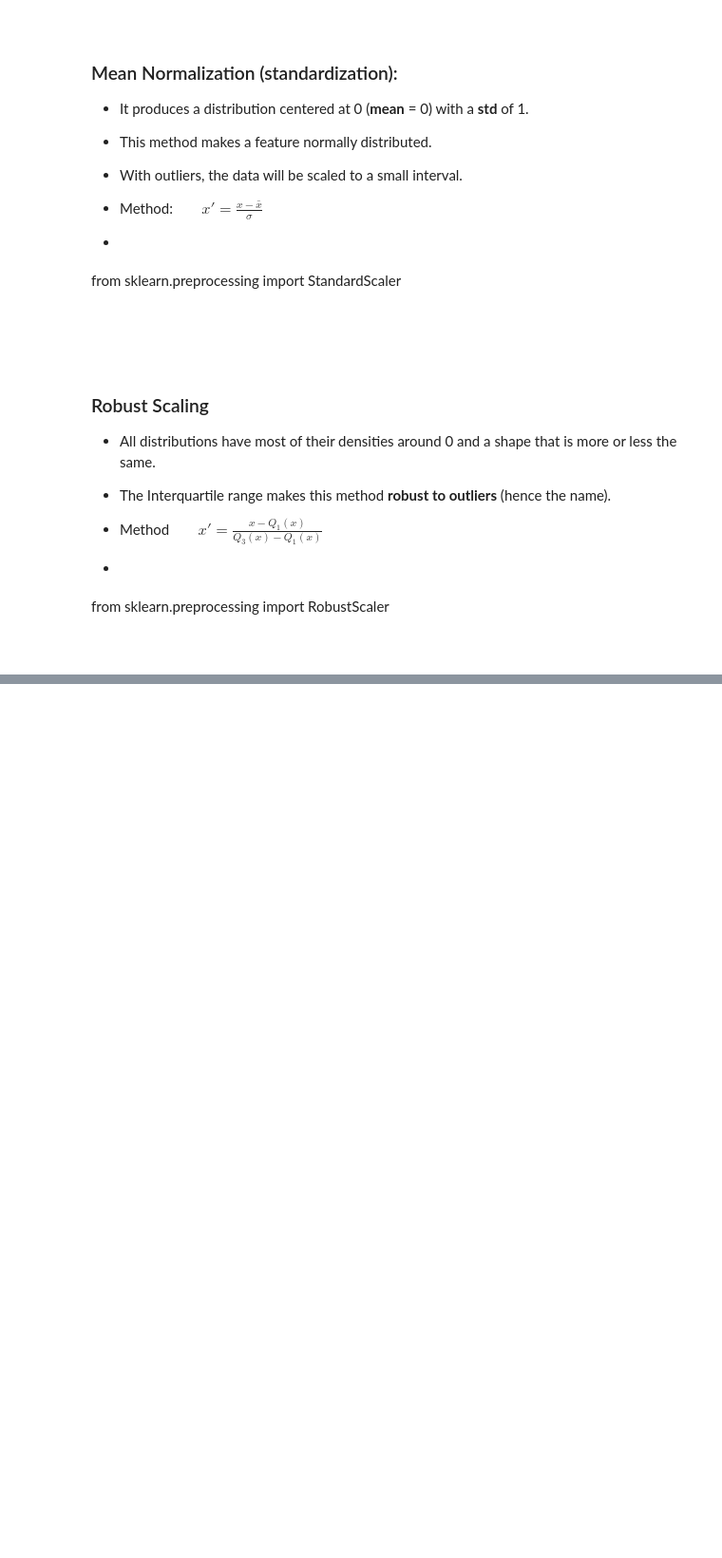
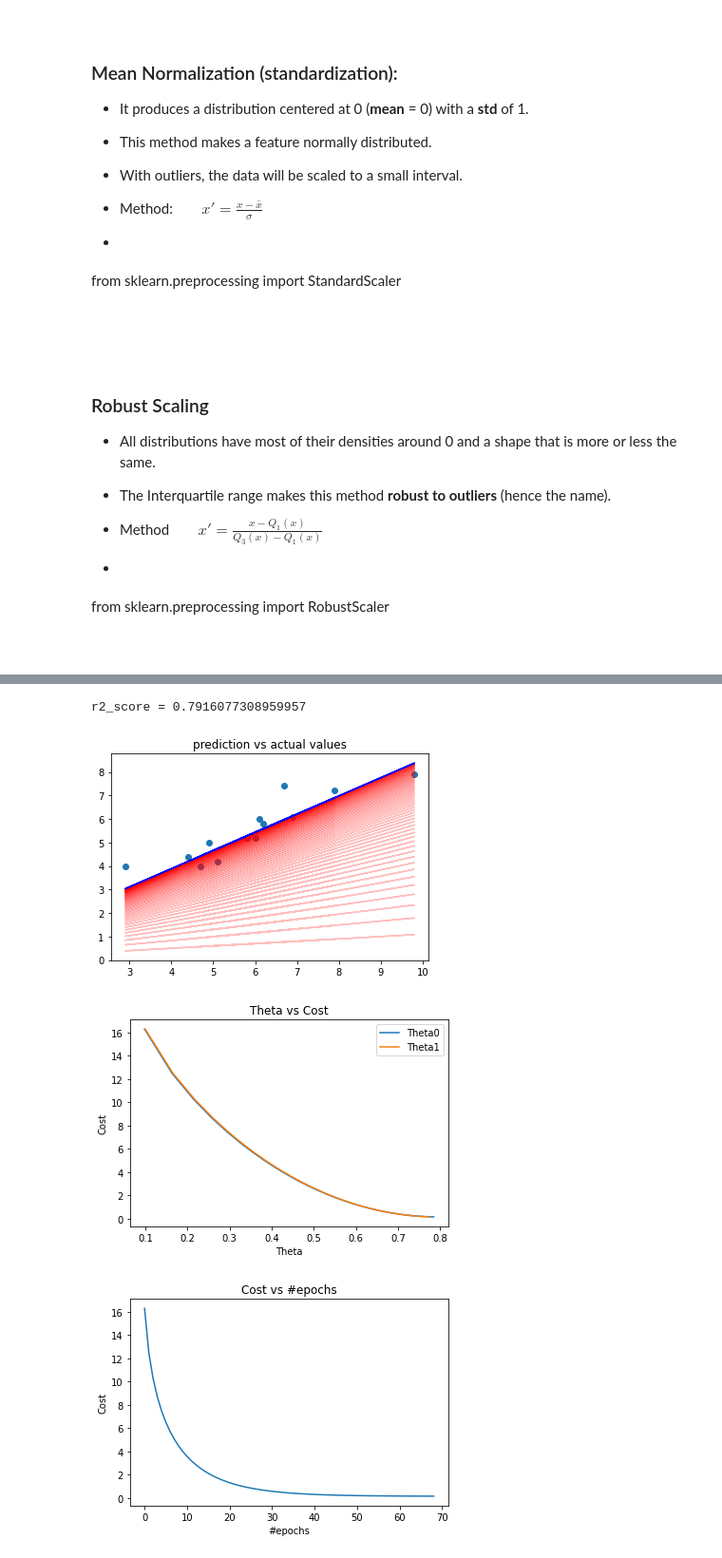
Before and after one commit to goondeal/ML, a Jupyter notebook: numerical_optimization/numerical_optimization.ipynb, the cells around one changed output, grey strips where cells are left out. Shown: that part at 95% size. Cells and saved outputs as stored; diff of their text form; code cells hidden in the pictures; blank space fills up the shorter version.

```diff
--- a/numerical_optimization/numerical_optimization.ipynb
+++ b/numerical_optimization/numerical_optimization.ipynb
@@ -216,0 +539,48 @@ plot_dist(data, robust_scaled_data, scaling_method="Robust")
+# %%
+def adagrad_gd(X, y, alpha=0.01, epselon=1e-8, max_iters=1000, tol=0.001):
+
+    m, n = X.shape
+
+    # initialize the theta vector as a zero vector.
+    theta = np.zeros(shape=(n+1, 1))
+
+    # initialize the momentum vector as a ones vector.
+    v = np.ones(shape=(n+1, 1))
+
+    # append a vector of ones as a first column in the features matrix.
+    # this ones vector is considered as a placeholder for x0 column.
+    x = np.c_[np.ones(shape=(m, 1)), X]
+    # print('x =', x)
+    # print('y =', y)
+
+    J_history = []
+    theta_history = []
+
+    for i in range(max_iters):
+        h = x @ theta  # shape = (m x 1)
+
+        err = h - y  # shape = (m x 1)
+        J = (0.5 / m) * (err.T @ err)  # scaler (1, 1)
+
+        gd = (x.T @ err) / m  # shape = (n+1 x 1)
+
+        v = v + gd**2
+
+        theta = theta - alpha * gd / (np.sqrt(v) + epselon)  # shape = (n+1 x 1)
+
+        # check conversion.
+        if i > 0 and (abs(J[0,0] - J_history[-1]) <= tol or np.abs(theta - theta_history[-1]).max() <= tol or np.abs(gd).max() <= tol):
+                break
+
+        J_history.append(J[0,0])
+        theta_history.append(theta)
+
+    return theta_history, J_history
+# %%
+adagrad_res = adagrad_gd(x, y, alpha=0.1)
+plot_results(x, y, adagrad_res)
+# %% [output]
+r2_score = 0.7916077308959957
+[figure, added]
+[figure, added]
+[figure, added]
```
Also changed, not shown: parts of 19 cells of this notebook.
